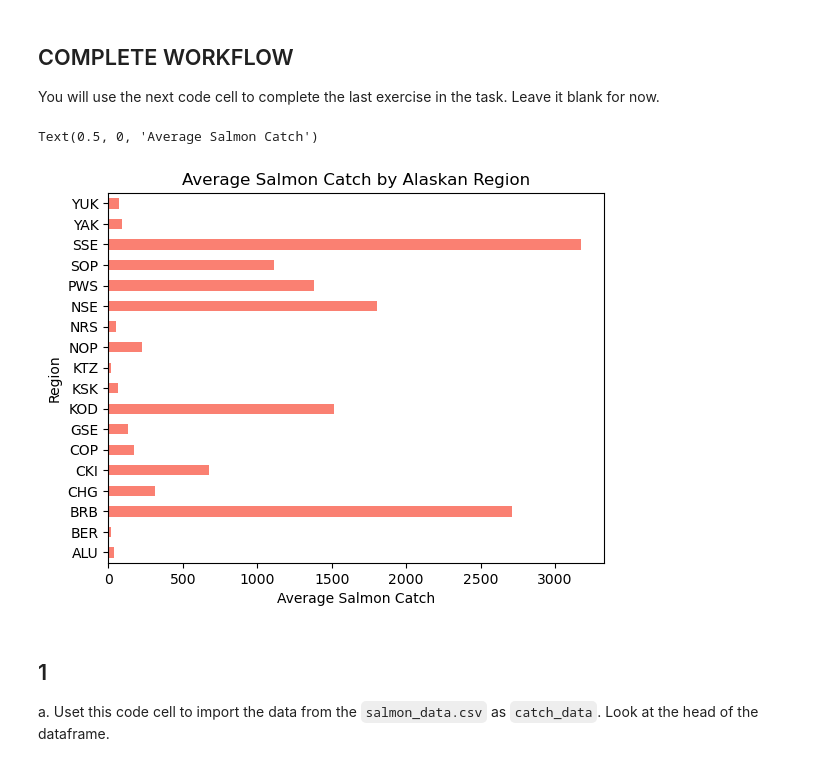
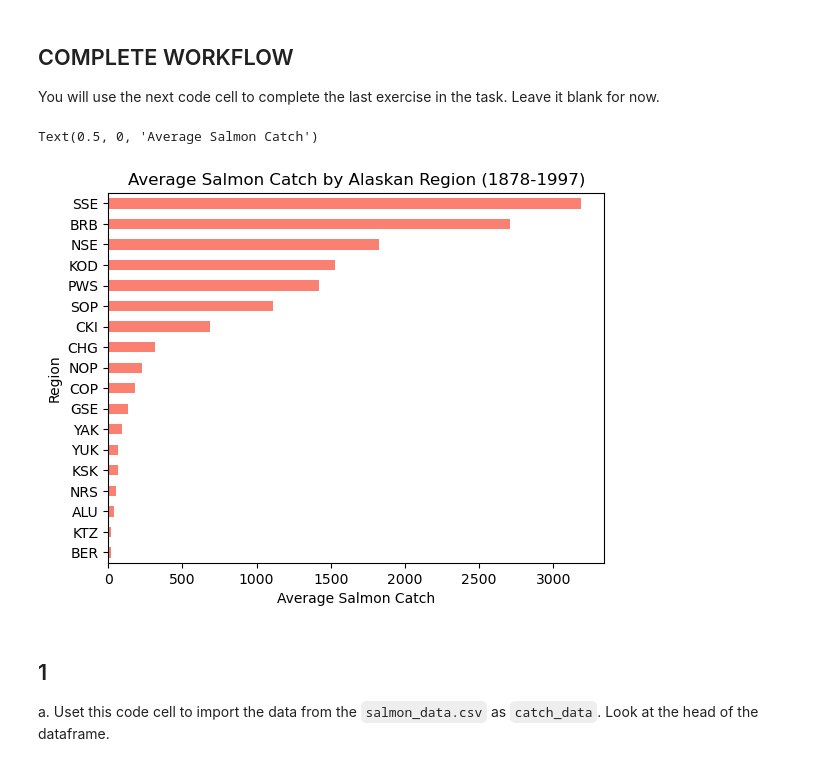
Before and after one commit to mmyiv/eds220-hwk2, a Jupyter notebook: hwk2-task2-salmon.ipynb, the cells around one changed output. Drawn from its saved outputs; the diff is of its cells as text; code cells hidden in the pictures.

```diff
--- a/hwk2-task2-salmon.ipynb
+++ b/hwk2-task2-salmon.ipynb
@@ -51,32 +51,29 @@ You will use the next code cell to complete the last exercise in the task. Leave
 # %%
 # FINAL CODE
 
 # Import libraries
 import pandas as pd
 import numpy as np
 
 # Read in data
 catch_data = pd.read_csv('data/salmon_data.csv')
 
 # Correct 'Catch' column values from I to 1
-catch_1 = catch_data.loc[catch_data.Catch=='I', 'Catch'] = '1'
+catch_1 = catch_data.loc[catch_data.Catch=='I', 'Catch'] = 1
 
 # Convert Catch column from string to integer and reassign to column in data frame
 catch_data['Catch'] = catch_data['Catch'].astype('int64')
 
-# Filter data from 1878-1997
-filt_yr_catch_data = catch_data[(catch_data['Year'] > 1878) & (catch_data['Year'] < 1997)]
+# Use method chaining to group mean catch by region and species
+avg_region = catch_data.groupby('Region')['Catch'].mean()
 
 # Make plot of average catch by region
-(filt_yr_catch_data.groupby(['Region'])
-           .Catch
-           .mean()
-           .plot(kind='barh',
+avg_region.sort_values().plot(kind='barh',
                         color = 'salmon',
-                        title = "Average Salmon Catch by Alaskan Region")).set_xlabel("Average Salmon Catch")
+                        title = "Average Salmon Catch by Alaskan Region (1878-1997)").set_xlabel("Average Salmon Catch")
 # %% [output]
 Text(0.5, 0, 'Average Salmon Catch')
-[figure, old version]
+[figure, new version]
 # %% [markdown]
 ## 1
 
```
Also changed, not shown: parts of 3 cells of this notebook.
